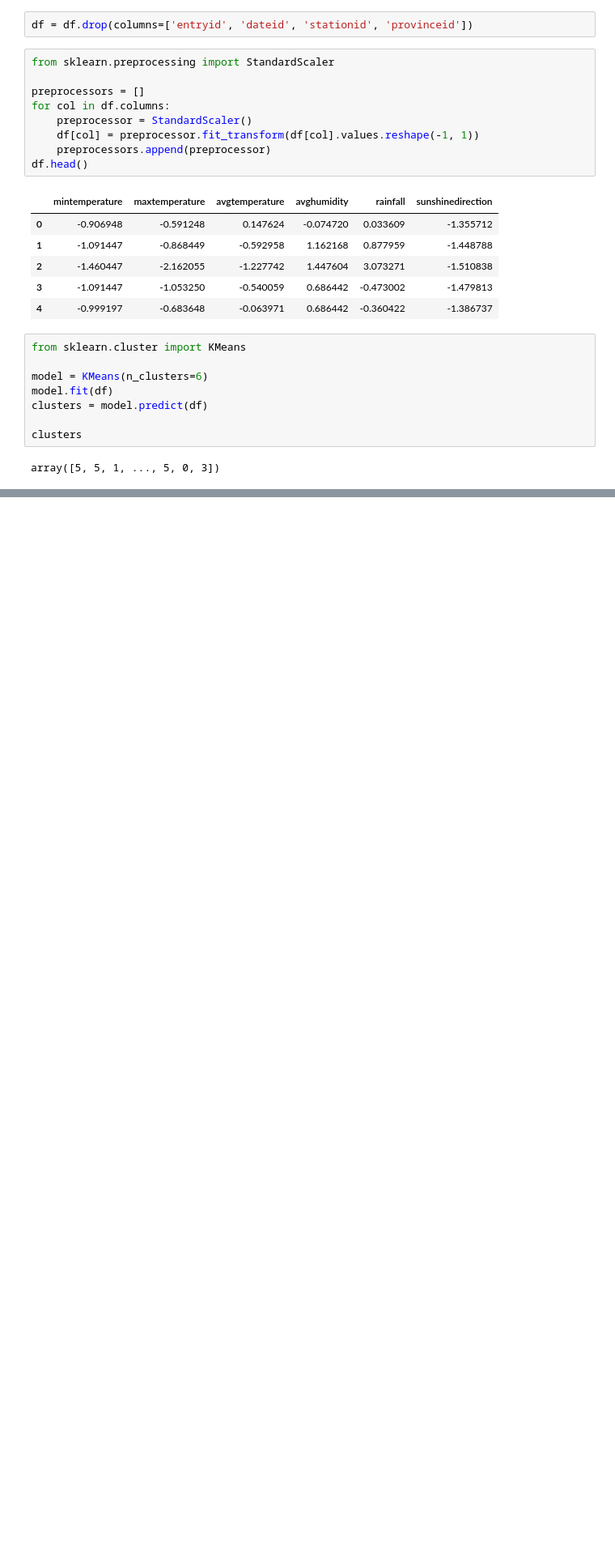
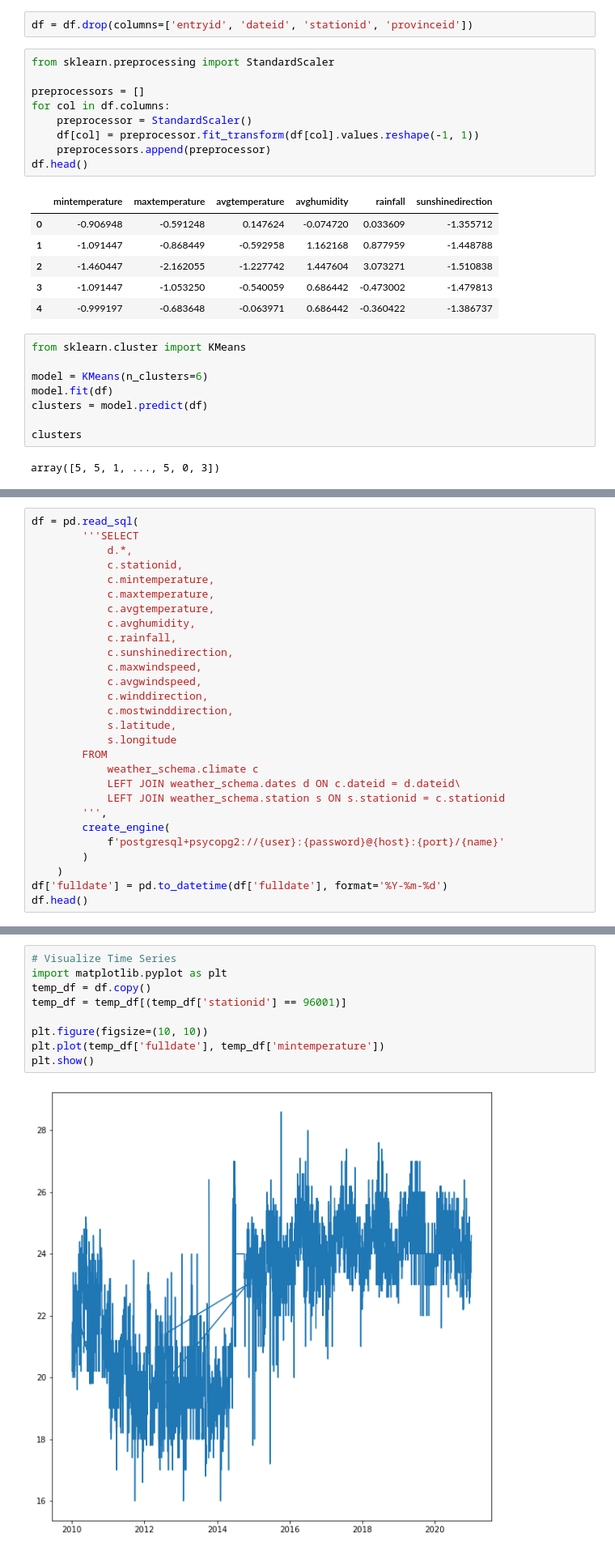
Before and after one commit to Paolo1151/WeatherWebApp, a Jupyter notebook: scratch/experiments.ipynb, the cells around one changed output, grey strips where cells are left out. Shown at 81% size. Cells and saved outputs as stored; diff of their text form; blank space fills up the shorter version.

```diff
--- a/scratch/experiments.ipynb
+++ b/scratch/experiments.ipynb
@@ -96,0 +99,28 @@ array([5, 5, 1, ..., 5, 0, 3])
+# %%
+df = pd.read_sql(
+        '''SELECT
+            d.*,
+            c.stationid,
+            c.mintemperature,
+            c.maxtemperature,
+            c.avgtemperature,
+            c.avghumidity,
+            c.rainfall,
+            c.sunshinedirection,
+            c.maxwindspeed,
+            c.avgwindspeed,
+            c.winddirection,
+            c.mostwinddirection,
+            s.latitude,
+            s.longitude
+        FROM
+            weather_schema.climate c
+            LEFT JOIN weather_schema.dates d ON c.dateid = d.dateid\
+            LEFT JOIN weather_schema.station s ON s.stationid = c.stationid
+        ''',
+        create_engine(
+            f'postgresql+psycopg2://{user}:{password}@{host}:{port}/{name}'
+        )
+    )
+df['fulldate'] = pd.to_datetime(df['fulldate'], format='%Y-%m-%d')
+df.head()
@@ -96,0 +150,11 @@ array([5, 5, 1, ..., 5, 0, 3])
+# %%
+# Visualize Time Series
+import matplotlib.pyplot as plt
+temp_df = df.copy()
+temp_df = temp_df[(temp_df['stationid'] == 96001)]
+
+plt.figure(figsize=(10, 10))
+plt.plot(temp_df['fulldate'], temp_df['mintemperature'])
+plt.show()
+# %% [output]
+[figure, added]
```
Also changed, not shown: parts of 4 cells of this notebook, 17 other files.
